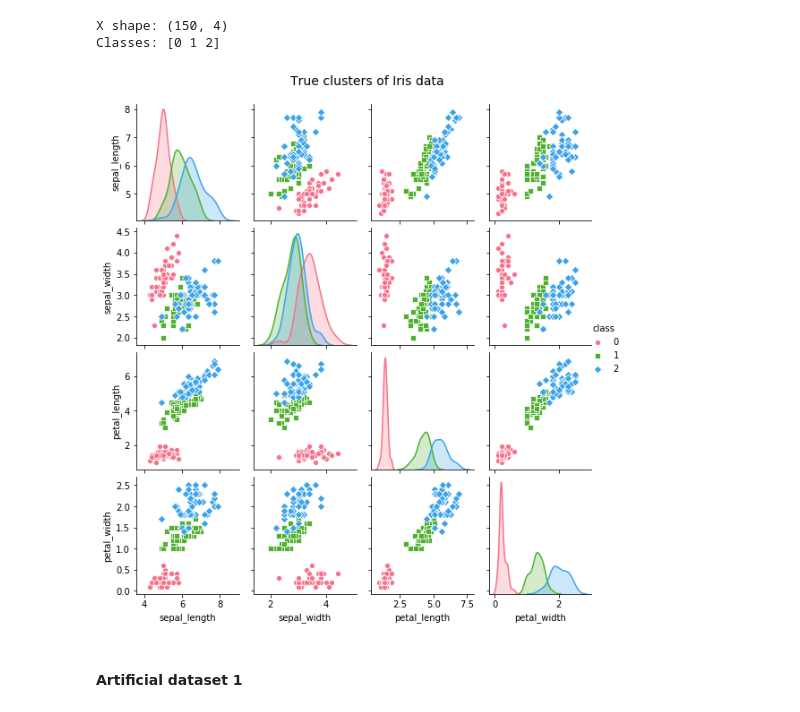
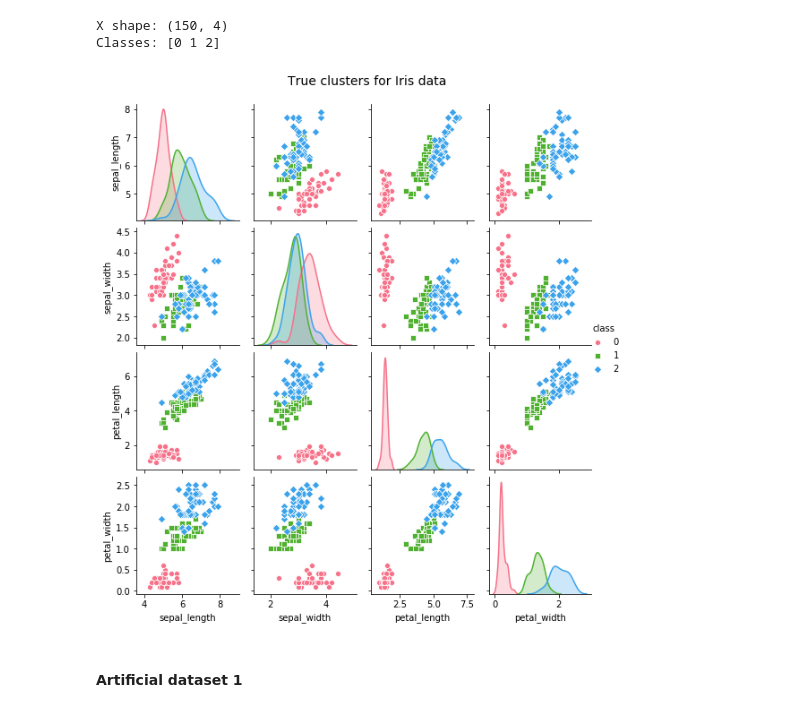
Before and after one commit to rusane/natural-computing, a Jupyter notebook: Swarm Intelligence/Exercise 3.ipynb, the cells around one changed output. Cells and saved outputs as stored; diff of their text form; code cells hidden in the pictures.

```diff
--- a/Swarm Intelligence/Exercise 3.ipynb
+++ b/Swarm Intelligence/Exercise 3.ipynb
@@ -49,9 +49,9 @@ def plot_iris(X, y, title=None):
     plot_sns.fig.set_size_inches(8, 8)
     plot_sns.fig.suptitle(title, size=14, y=1.05)
 # %%
-plot_iris(X, y, 'True clusters of Iris data')
+plot_iris(X, y, 'True clusters for Iris data')
 # %% [output]
-[figure, old version]
+[figure, new version]
 # %% [markdown]
 #### Artificial dataset 1
 # %%
```
Also changed, not shown: parts of 10 cells of this notebook.
